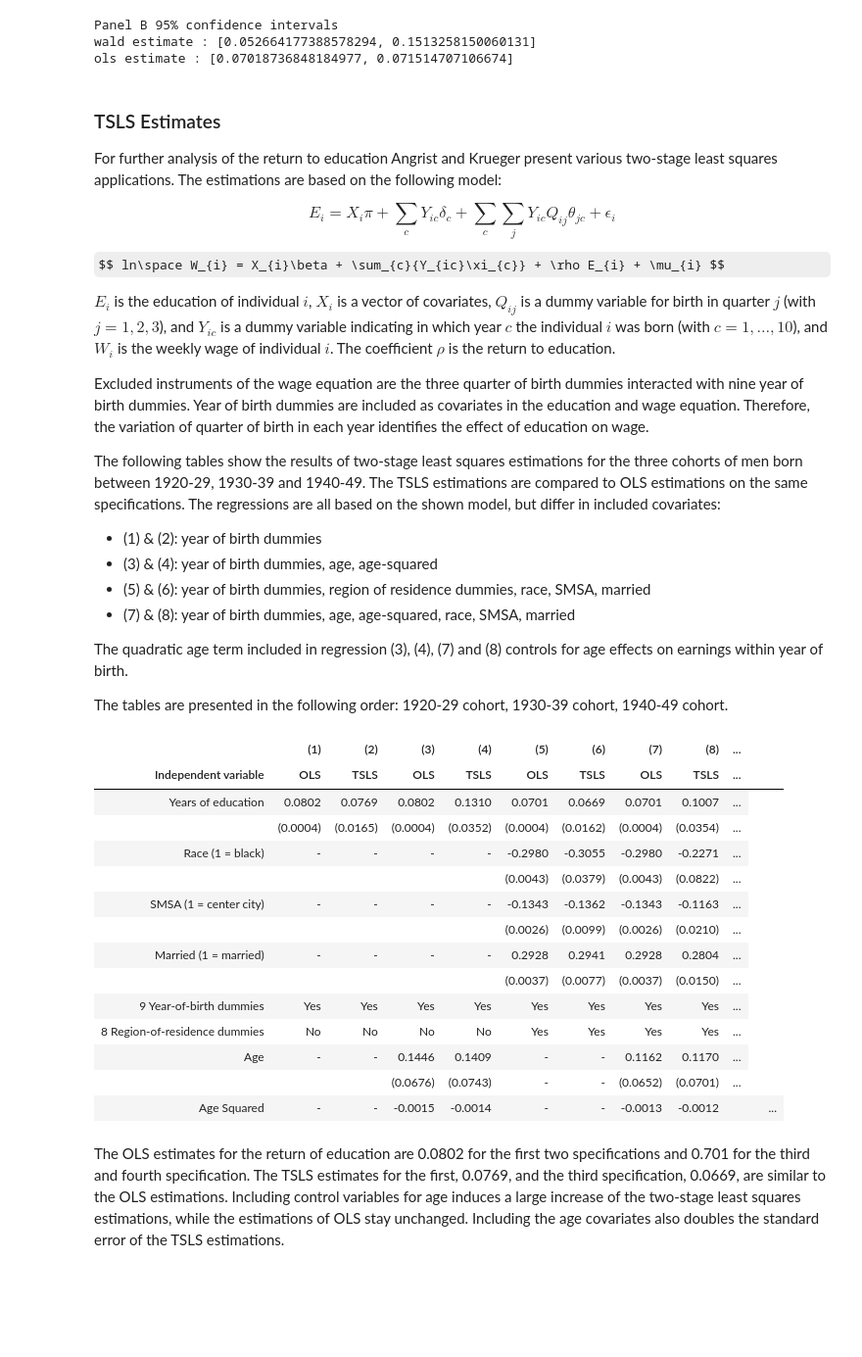
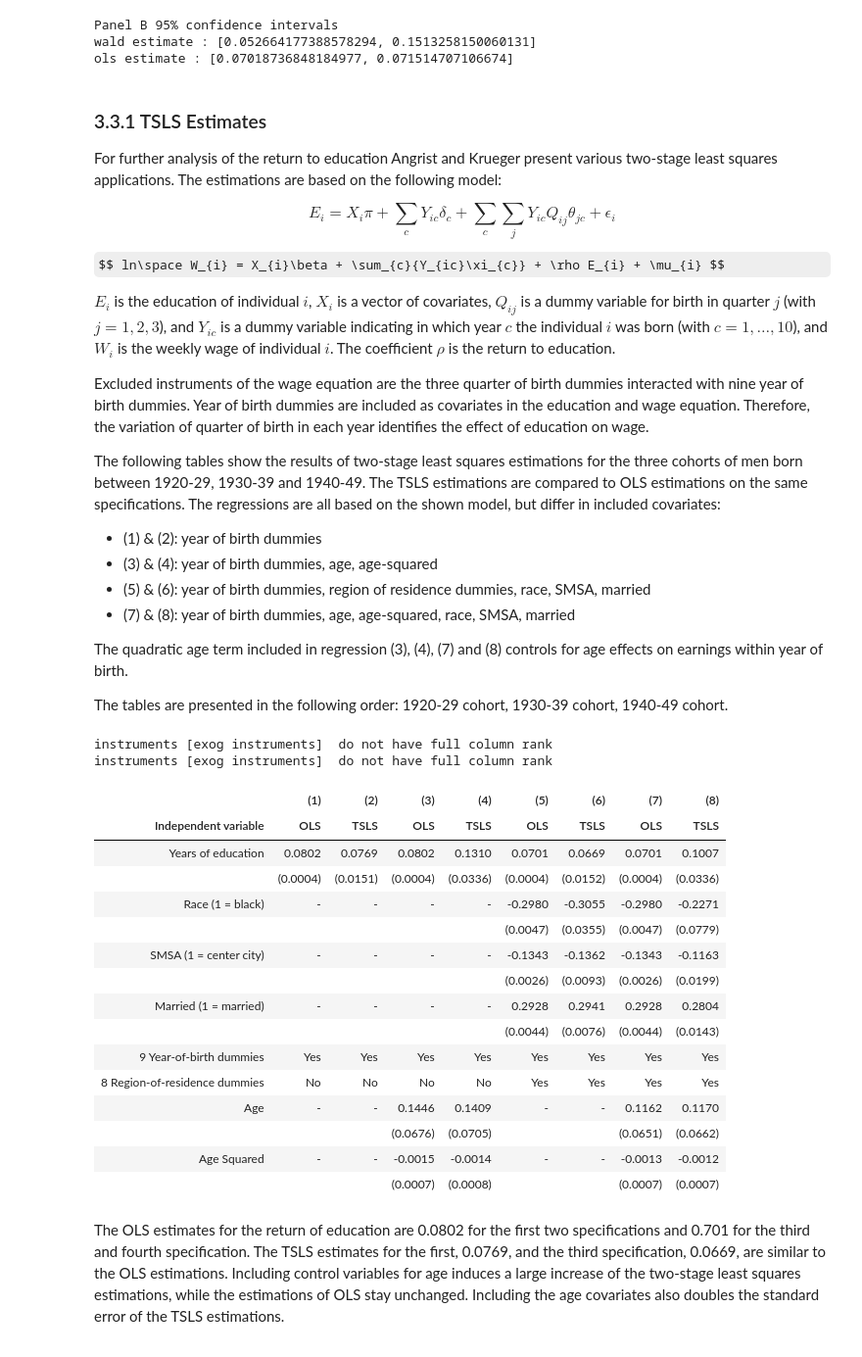
Before and after one commit to peisenha/microeconometrics-course-project-felix0496, a Jupyter notebook: Replication.ipynb, the cells around one changed output. Shown: that part at 98% size. Saved outputs shown, nothing was run; the diff lists cells and outputs as text; code cells hidden in the pictures; some formulas as TeX source; blank space fills up the shorter version.

```diff
--- a/Replication.ipynb
+++ b/Replication.ipynb
@@ -282,7 +319,7 @@ Panel B 95% confidence intervals
 wald estimate : [0.052664177388578294, 0.1513258150060131]
 ols estimate : [0.07018736848184977, 0.071514707106674]
 # %% [markdown]
-<h3>TSLS Estimates</h3>
+<h3 id='tsls'>3.3.1 TSLS Estimates</h3>
 
 For further analysis of the return to education Angrist and Krueger present various two-stage least squares applications. The estimations are based on the following model:
 
@@ -311,25 +348,29 @@ The tables are presented in the following order: 1920-29 cohort, 1930-39 cohort,
 # %%
 df = dhlp.get_df_census70()
 df = df.loc[(df['YOB'] >= 1920) & (df['YOB'] <= 1929)]
+df = dhlp.prepare_census_data(df, qob_x_yob = True)
 
-rslt = rgr.get_regression_results_ols_tls(df)
-HTML(tbl.create_table_ols_tls(rslt))
+rslt = rgr.run_specification_iv2sls(df, rgr.get_specification_table_4_5_6())
+HTML(tbl.create_table_4_5_6(rslt))
 # %% [output]
+instruments [exog instruments]  do not have full column rank
+instruments [exog instruments]  do not have full column rank
-|  | (1) | (2) | (3) | (4) | (5) | (6) | (7) | (8) | ... |
-| Independent variable | OLS | TSLS | OLS | TSLS | OLS | TSLS | OLS | TSLS | ... |
-| Years of education | 0.0802 | 0.0769 | 0.0802 | 0.1310 | 0.0701 | 0.0669 | 0.0701 | 0.1007 | ... |
-|  | (0.0004) | (0.0165) | (0.0004) | (0.0352) | (0.0004) | (0.0162) | (0.0004) | (0.0354) | ... |
-| Race (1 = black) | - | - | - | - | -0.2980 | -0.3055 | -0.2980 | -0.2271 | ... |
-|  |  |  |  |  | (0.0043) | (0.0379) | (0.0043) | (0.0822) | ... |
-| SMSA (1 = center city) | - | - | - | - | -0.1343 | -0.1362 | -0.1343 | -0.1163 | ... |
-|  |  |  |  |  | (0.0026) | (0.0099) | (0.0026) | (0.0210) | ... |
-| Married (1 = married) | - | - | - | - | 0.2928 | 0.2941 | 0.2928 | 0.2804 | ... |
-|  |  |  |  |  | (0.0037) | (0.0077) | (0.0037) | (0.0150) | ... |
-| 9 Year-of-birth dummies | Yes | Yes | Yes | Yes | Yes | Yes | Yes | Yes | ... |
-| 8 Region-of-residence dummies | No | No | No | No | Yes | Yes | Yes | Yes | ... |
-| Age | - | - | 0.1446 | 0.1409 | - | - | 0.1162 | 0.1170 | ... |
-|  |  |  | (0.0676) | (0.0743) | - | - | (0.0652) | (0.0701) | ... |
-| Age Squared | - | - | -0.0015 | -0.0014 | - | - | -0.0013 | -0.0012 |  |  | ... |
+|  | (1) | (2) | (3) | (4) | (5) | (6) | (7) | (8) |
+| Independent variable | OLS | TSLS | OLS | TSLS | OLS | TSLS | OLS | TSLS |
+| Years of education | 0.0802 | 0.0769 | 0.0802 | 0.1310 | 0.0701 | 0.0669 | 0.0701 | 0.1007 |
+|  | (0.0004) | (0.0151) | (0.0004) | (0.0336) | (0.0004) | (0.0152) | (0.0004) | (0.0336) |
+| Race (1 = black) | - | - | - | - | -0.2980 | -0.3055 | -0.2980 | -0.2271 |
+|  |  |  |  |  | (0.0047) | (0.0355) | (0.0047) | (0.0779) |
+| SMSA (1 = center city) | - | - | - | - | -0.1343 | -0.1362 | -0.1343 | -0.1163 |
+|  |  |  |  |  | (0.0026) | (0.0093) | (0.0026) | (0.0199) |
+| Married (1 = married) | - | - | - | - | 0.2928 | 0.2941 | 0.2928 | 0.2804 |
+|  |  |  |  |  | (0.0044) | (0.0076) | (0.0044) | (0.0143) |
+| 9 Year-of-birth dummies | Yes | Yes | Yes | Yes | Yes | Yes | Yes | Yes |
+| 8 Region-of-residence dummies | No | No | No | No | Yes | Yes | Yes | Yes |
+| Age | - | - | 0.1446 | 0.1409 | - | - | 0.1162 | 0.1170 |
+|  |  |  | (0.0676) | (0.0705) |  |  | (0.0651) | (0.0662) |
+| Age Squared | - | - | -0.0015 | -0.0014 | - | - | -0.0013 | -0.0012 |
+|  |  |  | (0.0007) | (0.0008) |  |  | (0.0007) | (0.0007) |
 # %% [markdown]
 The OLS estimates for the return of education are 0.0802 for the first two specifications and 0.701 for the third and fourth specification. The TSLS estimates for the first, 0.0769, and the third specification, 0.0669, are similar to the OLS estimations. Including control variables for age induces a large increase of the two-stage least squares estimations, while the estimations of OLS stay unchanged. Including the age covariates also doubles the standard error of the TSLS estimations.
 <div id="tableV"></div>
```
Also changed, not shown: parts of 52 cells of this notebook, 2 other files.
